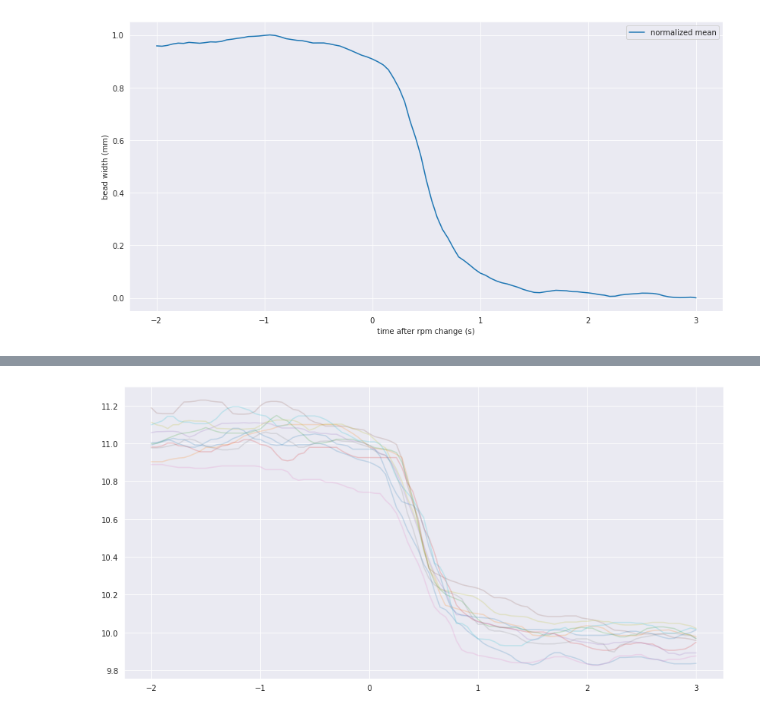
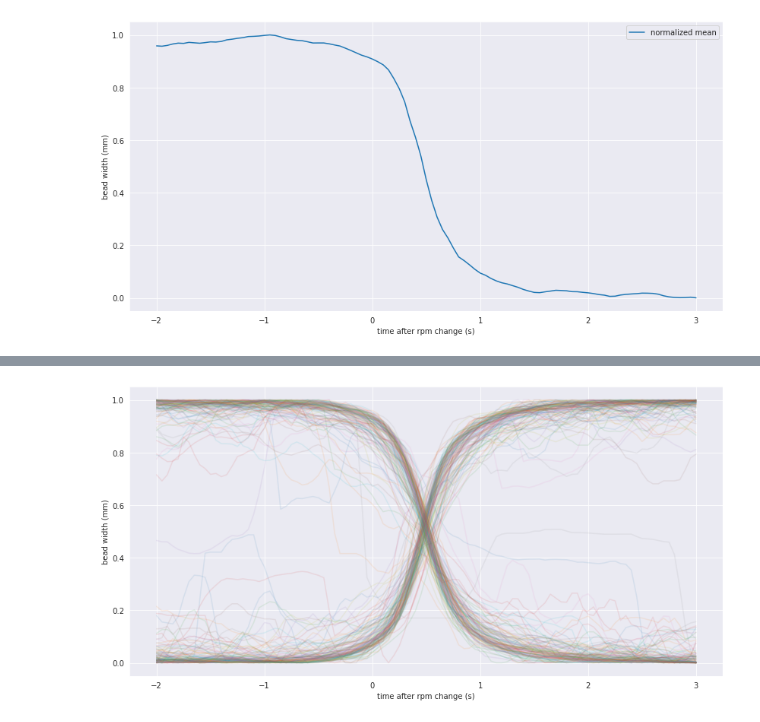
Before and after one commit to joostzaalberg/CEAD_ml, a Jupyter notebook: scripts/petg30gf_groteset_expl.ipynb, the cells around one changed output, grey strips where cells are left out. Saved outputs shown, nothing was run; the diff lists cells and outputs as text; code cells hidden in the pictures.

Commit message:
managed to index and plot all transitions into one graph

```diff
--- a/scripts/petg30gf_groteset_expl.ipynb
+++ b/scripts/petg30gf_groteset_expl.ipynb
@@ -475,66 +476,63 @@ chng_idx_numbers = np.where(chng_idx == True)[0]
 
 from_to_columns = np.concatenate((chng_from.reshape(-1,1), chng_to.reshape(-1,1)), axis = 1)
 final_sort_idx = np.lexsort((from_to_columns[:,1], from_to_columns[:,0]))
-from_to_columns_sorted = from_to_columns[final_sort]
+from_to_columns_sorted = from_to_columns[final_sort_idx]
 
-print(final_sort_idx[:30])
-print(from_to_columns_sorted[0:10,:])
-print(from_to_columns_sorted[1100:1110,:])
+# print(final_sort_idx[:30])
+# print(from_to_columns_sorted[0:10,:])
+# print(from_to_columns_sorted[1100:1110,:])
 
-bin_edges = np.where(from_to_columns_sorted[1:, 1] != from_to_columns_sorted[:-1, 1])[0] + 1
-bin_edges = np.append(np.insert(bin_edges, 0, 0), len(chng_from))
+bin_edges = np.where(from_to_columns_sorted[1:, 1] != from_to_columns_sorted[:-1, 1])[0] + 1  # where jump group changes
+bin_edges = np.append(np.insert(bin_edges, 0, 0), len(chng_from))  # add outer edges to series
 
-print(bin_edges)
+bin_edges_ds = chng_idx_numbers[final_sort_idx[bin_edges[:-1]]]  #  <--- Where all the bin edges are in the dataset (!)
+# print(rpm_sp[bin_edges_ds])
+# print(from_to_columns[final_sort_idx][:10])
 
-print('\n\n\n\n------------------ look underneath pls ----------------\nedge sorted (1:from, 2:to) idx for the original dataset\n\n')
+# print('bin_edges are:\n', bin_edges)
 
-print(rpm_sp[chng_idx_numbers[final_sort_idx]][:30])  #            <--- works for rpm FROM !
-print(rpm_sp[chng_idx_numbers[final_sort_idx]+1][:30])#            <--- works for rpm TO !
+# print('\n\n\n\n------------------ look underneath pls ----------------\nedge sorted (1:from, 2:to) idx for the original dataset!\n\n')
+
+final_sort_ds_from = chng_idx_numbers[final_sort_idx]      # The idx numbers in which the dataset has the last rpm before change
+final_sort_ds_to   = chng_idx_numbers[final_sort_idx] + 1  # The idx numbers in whicht the dataset has the first rpm after change
+
+# print(rpm_sp[final_sort_ds_from][:30])  #            <--- works for rpm FROM !
+# print(rpm_sp[final_sort_ds_to][:30])#            <--- works for rpm TO !
+
+x = np.linspace(-seconds_before, seconds_after, points_a + points_b+1)
+
+sorted_data_dict = {}
 
 for i, edge in enumerate(bin_edges):
     if i == 0:
         edge_prev = edge
         continue
 
-############################################## PSEAUDO CODE WHAT TO DO
-### for (all jumps in same jump):
-###    a = mean curve of all and normalized
-###    b = tuple(begin_rpm, end_rpm, delta_rpm)
-###    store a, b in set (list is posibly too slow)
-###
-### plot all curves, colored by either begin rpm, end rpm or delta rpm
-### look for posible effects in mean settle/delay time
+    n_jumps = edge - edge_prev
+    y= np.zeros((n_jumps, points_a + points_b +1))
+
+    for j, k in enumerate(range(edge_prev, edge)):
+        ds_idx = chng_idx_numbers[final_sort_idx[k]]
+        start = ds_idx - points_b
+        stop = ds_idx + points_a
+        y[j,:] = width[start:stop+1]
+        # plt.plot(x, y[j,:], label=f'{j}', alpha = 0.2)
+
+    mean = np.sum(y, axis=0)/n_jumps
+
+    minioem = np.min(mean)
+    maxioem = np.max(mean)
+    mean_norm = (mean - np.min(mean)) / (maxioem - minioem)
+
+    plt.plot(x, mean_norm, label = f'rpms {rpm_sp[ds_idx]}' +r' $\rightarrow$ ' + f'{rpm_sp[ds_idx+1]}', alpha = 0.1,
+             color = )
+
+    sorted_data_dict[(rpm_sp[ds_idx], rpm_sp[ds_idx+1])] = mean_norm
 
 
-# get mean from that particular jump
-for i, idx in enumerate(idx_test):
-    start = idx - points_b
-    stop = idx + points_a
-    y[i, :] = np.array(df_eo.loc[start:stop, 'width'])
-    plt.plot(x, y[i, :], label=f'{idx}', alpha = 0.2)
-    idx_lst.append(idx)
+    edge_prev = edge
 
-idx_list = np.array(idx_lst).astype('int')
-som = np.sum(y, axis=0)
-mean = som/11
-
-# plotting
-# plt.plot(x, mean, label = 'mean')
-# plt.xlabel('time after rpm change (s)')
-# plt.ylabel('bead width (mm)')
-# plt.legend()
-# plt.show()
-
-# normalizing mean
-minioem = np.min(mean)
-maxioem = np.max(mean)
-mean_norm = (mean - np.min(mean)) / (maxioem - minioem)
-
-# save curve
-
-# plt.plot(x, mean_norm, label = 'normalized mean')
-# plt.xlabel('time after rpm change (s)')
-# plt.ylabel('bead width (mm)')
-# plt.legend()
-# plt.plot()
+plt.xlabel('time after rpm change (s)')
+plt.ylabel('bead width (mm)')
+plt.show()
 # %% [output]
@@ -558 +539 @@ mean_norm = (mean - np.min(mean)) / (maxioem - minioem)
-[figure, old version]
+[figure, new version]
```
Also changed, not shown: parts of 3 cells of this notebook.
